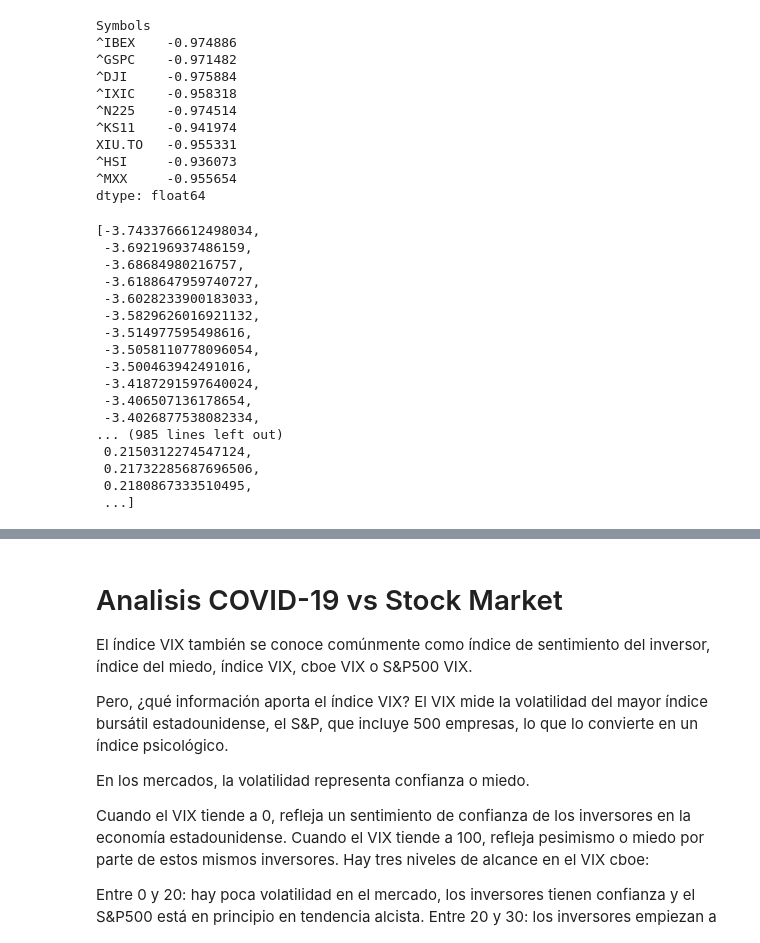
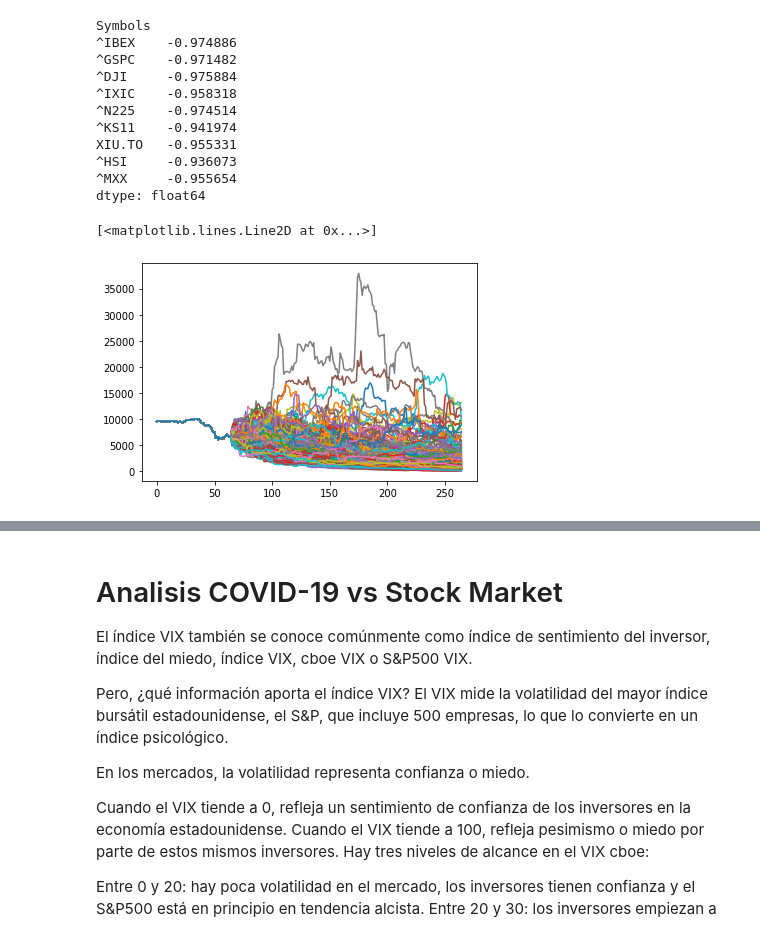
Before and after one commit to douglasparism/Proyecto_SIMFIN, a Jupyter notebook: Proyecto_PT - II-Copy1.ipynb, the cells around one changed output, grey strips where cells are left out. Cells and saved outputs as stored; diff of their text form; code cells hidden in the pictures.

```diff
--- a/Proyecto_PT - II-Copy1.ipynb
+++ b/Proyecto_PT - II-Copy1.ipynb
@@ -367,24 +367,46 @@ XIU.TO   -0.955331
 ^HSI     -0.936073
 ^MXX     -0.955654
 dtype: float64
+# %%
+def estimate(data_indice,data_RAND, N_est,corr):
+    """
+    Estima 1 vez el precio, con los datos de rendimiento y su correlación.
+    @data_indice = array con los precios originales
+    @data_rand = rendimientos aleatorios
+    @N_est = Número de datos a estimar
+    @corr = correlación entre los precios originales y los precios de los rendimientos aleatorios
+    """
+    import random
+    N_precios = N_est
+    random_index_rend = [random.choice(data_RAND)*corr for i in range(len(data_RAND))]
+    random_index_price = np.zeros(N_precios+1)
+    random_index_price[0] = data_indice[-1]
+    for i in range(N_precios):
+        random_index_price[i+1] = random_index_price[i]*(1+random_index_rend[i])
+    estim = np.concatenate((np.asarray(data_indice),random_index_price))
+    plt.plot(estim,label='est')
+    return estim
+
+
+def plot_estim(estims,data_indice):
+    """
+    Grafica el promedio de estimaciones, así como 2 desviaciones estandar
+    @estims =arreglo de arreglos que contienen las estimaciones
+    @data_indice = precio original
+    """
+    avg_est = [np.average([estims[i][j] for i in range(len(estims))]) for j in range(len(estims[0]))]
+    std_est = [np.std([estims[i][j] for i in range(len(estims))]) for j in range(len(estims[0]))]
+    liminf = [avg_est[i] - 2*std_est[i] if avg_est[i] - 2*std_est[i] >0 else 0 for i in range(len(std_est))]
+    limsup = [avg_est[i] + 2*std_est[i] for i in range(len(std_est))]
+
+    plt.fill_between(range(np.asarray(avg_est).shape[0]), limsup, liminf,color="k", alpha=.5)
+    plt.plot(avg_est,label='avg',c="r")
+    plt.plot(liminf,"k--", label='std')
+    plt.plot(limsup,"k--",label='std')
+    plt.plot(np.asarray(data_indice),label='orig',c="y")
 # %%
-random_sorted_index_rend = [indices_data.iloc[0,-1]*data_OIL_RAND[i]*corr_ind_oil[0] for i in range(len(data_OIL_RAND))]
-random_sorted_index_rend
+ibex_estims = [estimate(indices_data.iloc[:,0],data_OIL_RAND,N_est=200,corr=corr_ind_oil[0]) for i in range(200)]
+plt.plot(np.asarray(indices_data.iloc[:,0]),label='orig')
 # %% [output]
-[-3.7433766612498034,
- -3.692196937486159,
- -3.68684980216757,
- -3.6188647959740727,
- -3.6028233900183033,
- -3.5829626016921132,
- -3.514977595498616,
- -3.5058110778096054,
- -3.500463942491016,
- -3.4187291597640024,
- -3.406507136178654,
- -3.4026877538082334,
-... (985 lines left out)
- 0.2150312274547124,
- 0.21732285687696506,
- 0.2180867333510495,
- ...]
+[<matplotlib.lines.Line2D at 0x...>]
+[figure, added]
```
Also changed, not shown: parts of 14 cells of this notebook.
